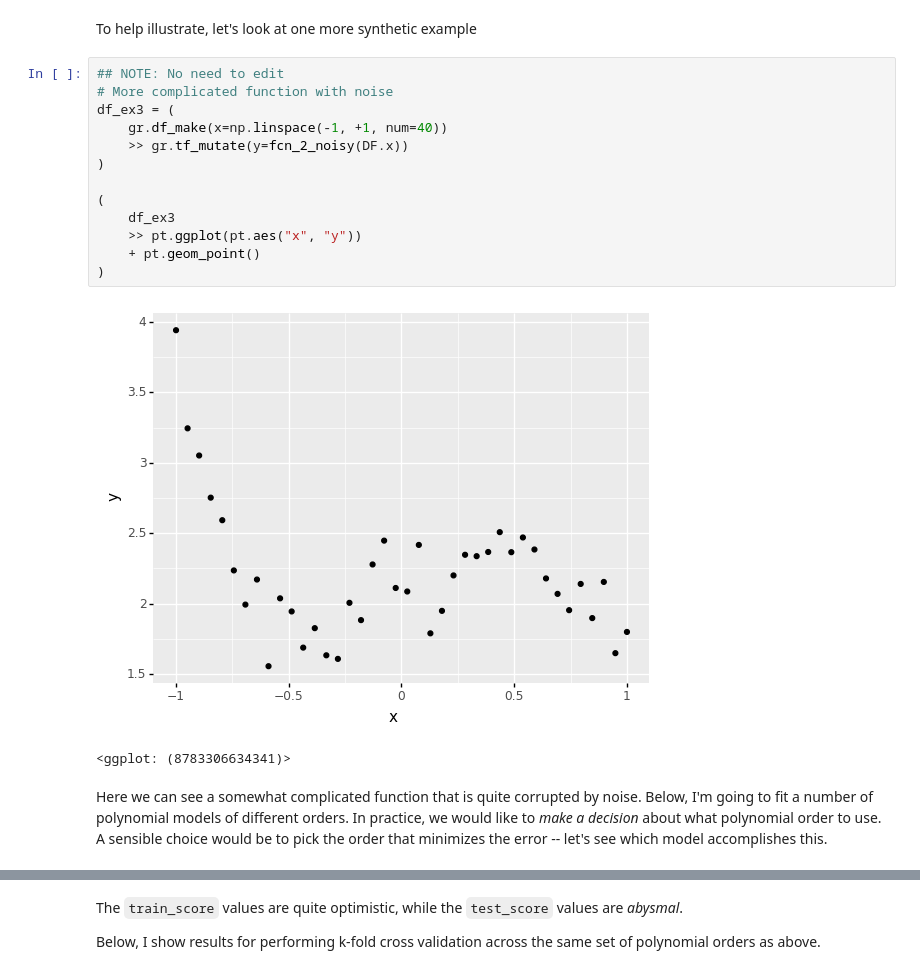
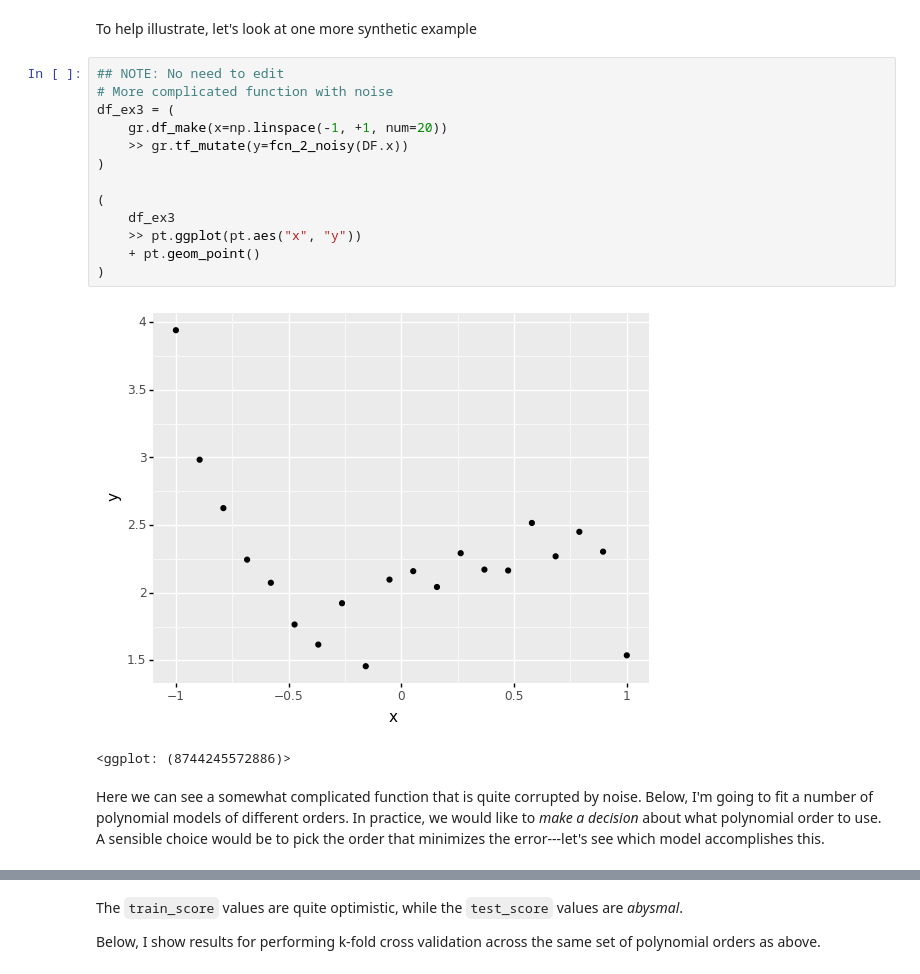
Before and after one commit to zdelrosario/mi101, a Jupyter notebook: _sources/notebooks/05_ml_master.ipynb, the cells around one changed output, grey strips where cells are left out. Cells and saved outputs as stored; diff of their text form.

```diff
--- a/_sources/notebooks/05_ml_master.ipynb
+++ b/_sources/notebooks/05_ml_master.ipynb
@@ -357,18 +382,18 @@ To help illustrate, let's look at one more synthetic example
 # %%
 ## NOTE: No need to edit
 # More complicated function with noise
 df_ex3 = (
-    gr.df_make(x=np.linspace(-1, +1, num=40))
+    gr.df_make(x=np.linspace(-1, +1, num=20))
     >> gr.tf_mutate(y=fcn_2_noisy(DF.x))
 )
 
 (
     df_ex3
     >> pt.ggplot(pt.aes("x", "y"))
     + pt.geom_point()
 )
 # %% [output]
-[figure, old version]
+[figure, new version]
-<ggplot: (8783306634341)>
+<ggplot: (8744245572886)>
 # %% [markdown]
-Here we can see a somewhat complicated function that is quite corrupted by noise. Below, I'm going to fit a number of polynomial models of different orders. In practice, we would like to _make a decision_ about what polynomial order to use. A sensible choice would be to pick the order that minimizes the error -- let's see which model accomplishes this.
+Here we can see a somewhat complicated function that is quite corrupted by noise. Below, I'm going to fit a number of polynomial models of different orders. In practice, we would like to _make a decision_ about what polynomial order to use. A sensible choice would be to pick the order that minimizes the error---let's see which model accomplishes this.
```
Also changed, not shown: parts of 29 cells of this notebook, 48 other files.
